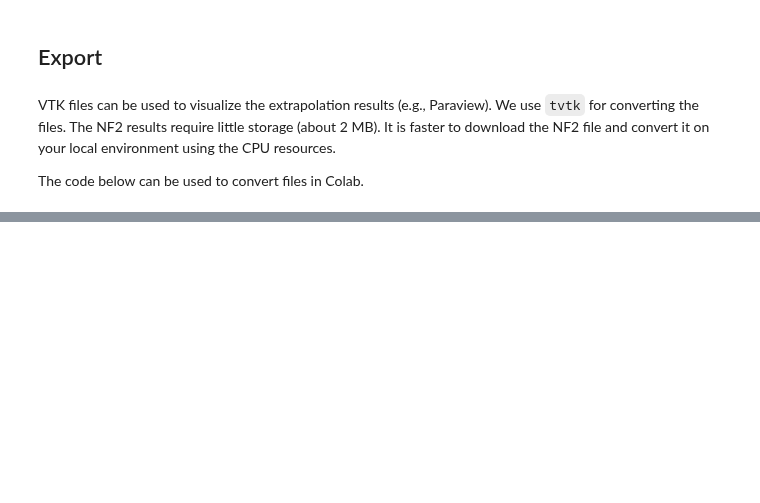
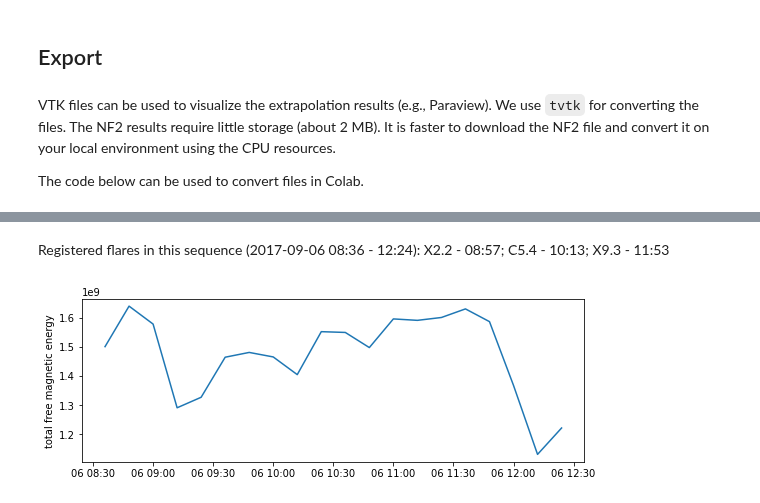
Before and after one commit to RobertJaro/NF2, a Jupyter notebook: example/extrapolation.ipynb, the cells around one changed output, grey strips where cells are left out. Cells and saved outputs as stored; diff of their text form; code cells hidden in the pictures; blank space fills up the shorter version.

```diff
--- a/example/extrapolation.ipynb
+++ b/example/extrapolation.ipynb
@@ -150,0 +404,10 @@ save_vtk(b, vtk_path, 'B')
+# %% [markdown]
+Registered flares in this sequence (2017-09-06 08:36 - 12:24): X2.2 - 08:57; C5.4 - 10:13; X9.3 - 11:53
+# %%
+# plot the integrated free magnetic energy
+plt.figure(figsize=(9, 3))
+plt.plot(series_dates, [np.load(f).sum() for f in free_energy_files])
+plt.ylabel('total free magnetic energy')
+plt.show()
+# %% [output]
+[figure, added]
```
Also changed, not shown: parts of 57 cells of this notebook, 12 other files.
